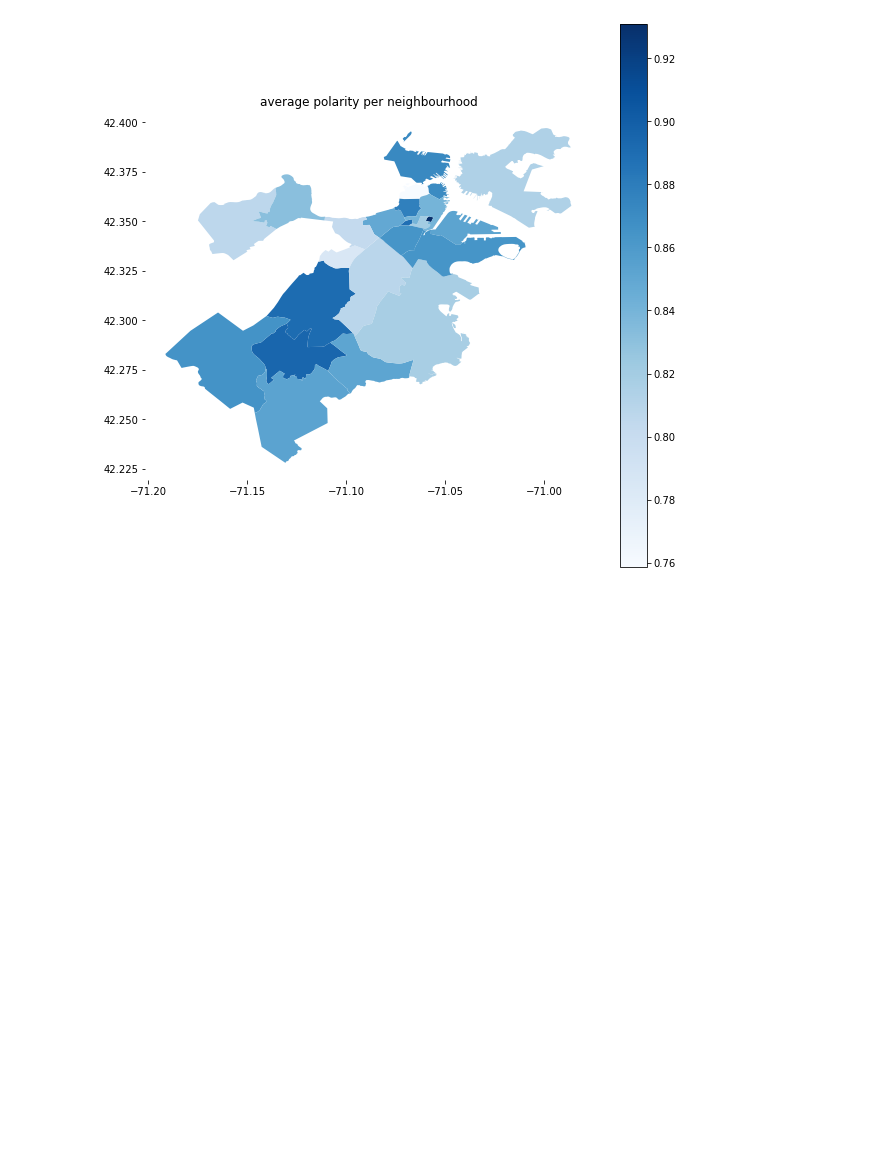
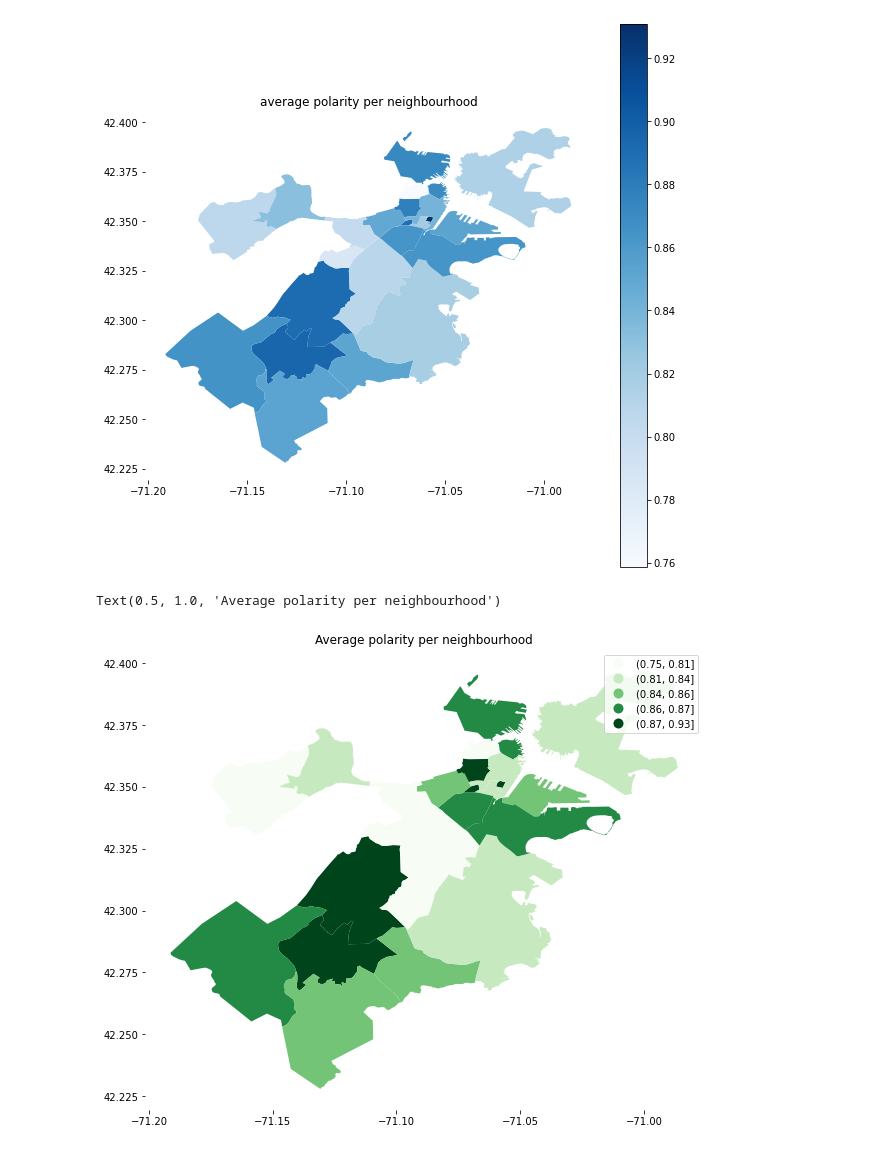
Before and after one commit to alexgastone/AirbnbRecommend, a Jupyter notebook: Airbnb_SentimentAnalysis.ipynb, the cells around one changed output. Cells and saved outputs as stored; diff of their text form; code cells hidden in the pictures; blank space fills up the shorter version.

```diff
--- a/Airbnb_SentimentAnalysis.ipynb
+++ b/Airbnb_SentimentAnalysis.ipynb
@@ -357,3 +397,13 @@ sns.despine(top=True, right=True, left=True, bottom=True)
 plt.title('average polarity per neighbourhood');
 # %% [output]
 [figure]
+# %%
+boston_neighb['polarity_bin'] = pd.qcut(boston_neighb['polarity'], q=5, precision=2)
+# %%
+boston_neighb.plot(column='polarity_bin', cmap='Greens', figsize=(10,10), legend=True)
+
+sns.despine(top=True, right=True, left=True, bottom=True)
+plt.title('Average polarity per neighbourhood')
+# %% [output]
+Text(0.5, 1.0, 'Average polarity per neighbourhood')
+[figure, added]
```
Also changed, not shown: parts of 20 cells of this notebook, 1 other file.
